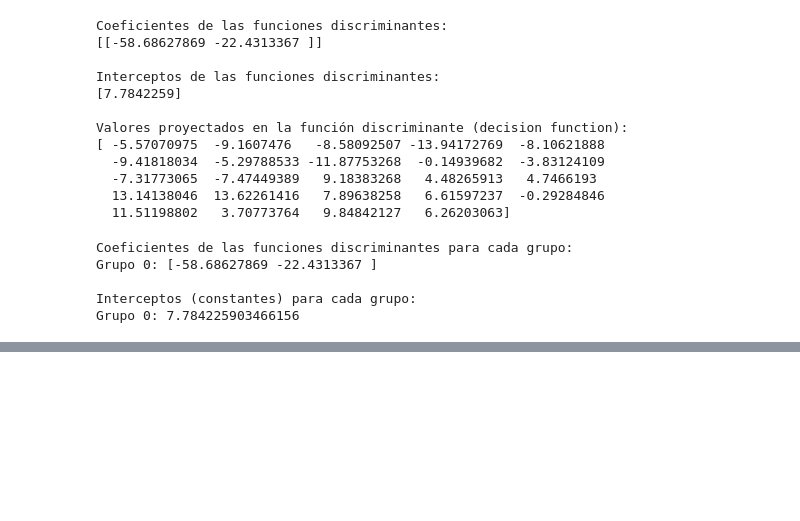
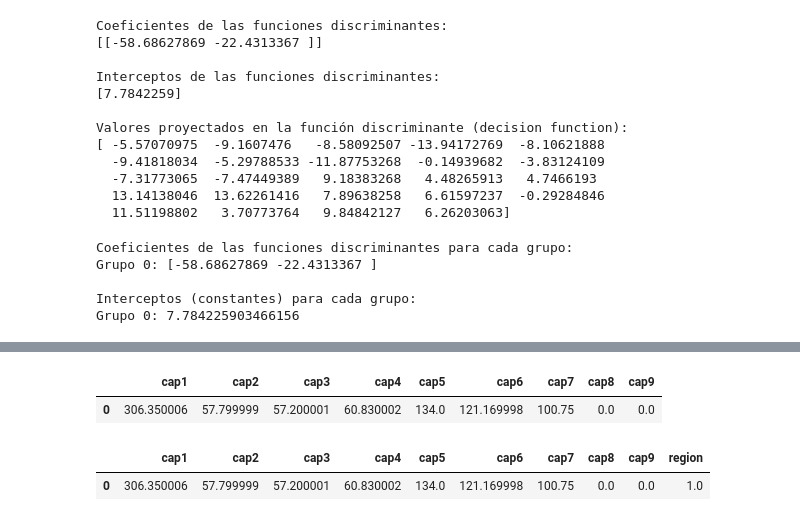
Before and after one commit to DavidGuzzi/MECMT04, a Jupyter notebook: problem_set_7/ps7.ipynb, the cells around one changed output, grey strips where cells are left out. Saved outputs shown, nothing was run; the diff lists cells and outputs as text; code cells hidden in the pictures; blank space fills up the shorter version.

```diff
--- a/problem_set_7/ps7.ipynb
+++ b/problem_set_7/ps7.ipynb
@@ -187,0 +274,10 @@ Grupo 0: 7.784225903466156
+# %%
+x1 = df2.iloc[:,3:12]
+
+x2 = pd.concat([x1,df2.iloc[:,0]], axis=1)
+display(x1.head(1), x2.head(1))
+# %% [output]
+|  | cap1 | cap2 | cap3 | cap4 | cap5 | cap6 | cap7 | cap8 | cap9 |
+| 0 | 306.350006 | 57.799999 | 57.200001 | 60.830002 | 134.0 | 121.169998 | 100.75 | 0.0 | 0.0 |
+|  | cap1 | cap2 | cap3 | cap4 | cap5 | cap6 | cap7 | cap8 | cap9 | region |
+| 0 | 306.350006 | 57.799999 | 57.200001 | 60.830002 | 134.0 | 121.169998 | 100.75 | 0.0 | 0.0 | 1.0 |
```
Also changed, not shown: parts of 8 cells of this notebook.
